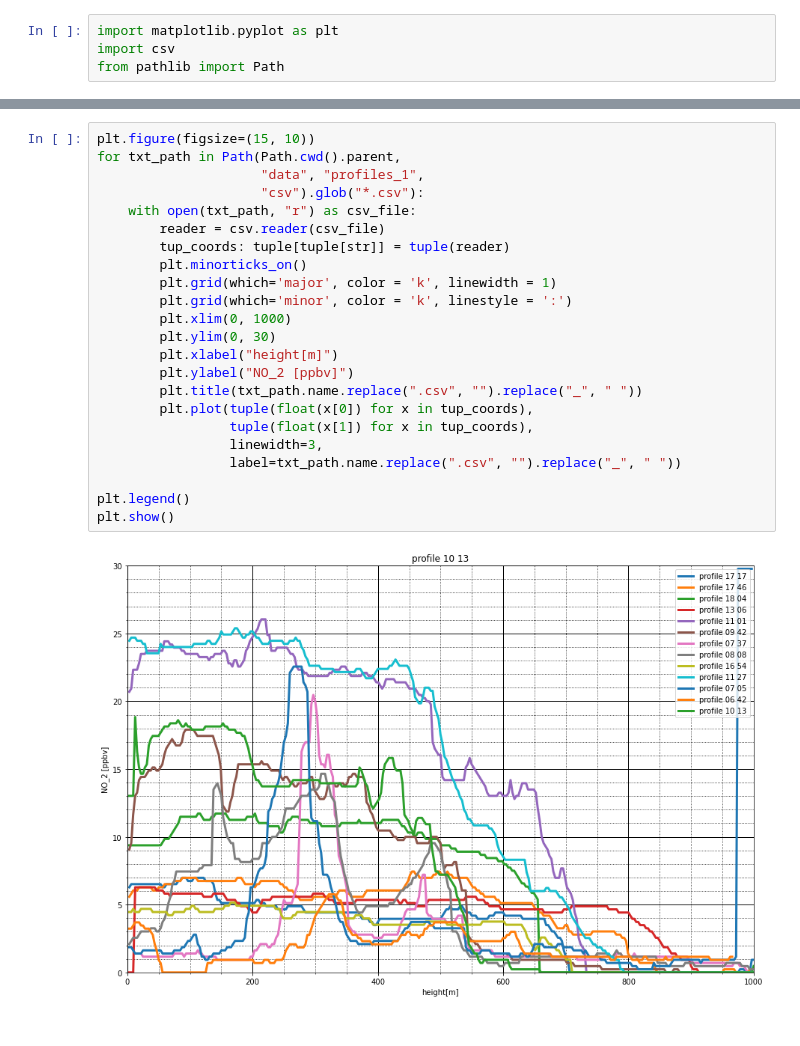
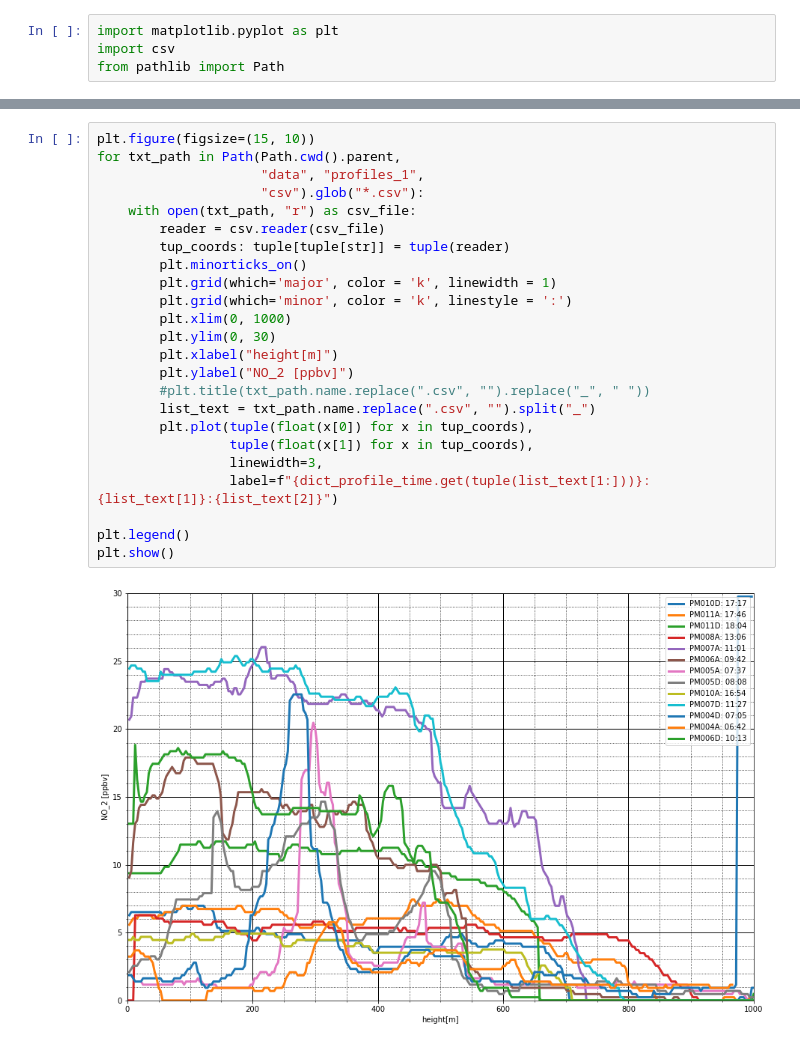
Before and after one commit to Mkrie/thesis, a Jupyter notebook: notebooks/profiles.ipynb, the cells around one changed output, grey strips where cells are left out. Cells and saved outputs as stored; diff of their text form.

```diff
--- a/notebooks/profiles.ipynb
+++ b/notebooks/profiles.ipynb
@@ -5,25 +20,26 @@ from pathlib import Path
 # %%
 plt.figure(figsize=(15, 10))
 for txt_path in Path(Path.cwd().parent,
                      "data", "profiles_1",
                      "csv").glob("*.csv"):
     with open(txt_path, "r") as csv_file:
         reader = csv.reader(csv_file)
         tup_coords: tuple[tuple[str]] = tuple(reader)
         plt.minorticks_on()
         plt.grid(which='major', color = 'k', linewidth = 1)
         plt.grid(which='minor', color = 'k', linestyle = ':')
         plt.xlim(0, 1000)
         plt.ylim(0, 30)
         plt.xlabel("height[m]")
         plt.ylabel("NO_2 [ppbv]")
-        plt.title(txt_path.name.replace(".csv", "").replace("_", " "))
+        #plt.title(txt_path.name.replace(".csv", "").replace("_", " "))
+        list_text = txt_path.name.replace(".csv", "").split("_")
         plt.plot(tuple(float(x[0]) for x in tup_coords),
                  tuple(float(x[1]) for x in tup_coords),
                  linewidth=3,
-                 label=txt_path.name.replace(".csv", "").replace("_", " "))
+                 label=f"{dict_profile_time.get(tuple(list_text[1:]))}: {list_text[1]}:{list_text[2]}")
 
 plt.legend()
 plt.show()
 # %% [output]
-[figure, old version]
+[figure, new version]
```
Also changed, not shown: parts of 1 cell of this notebook, 2 other files.
